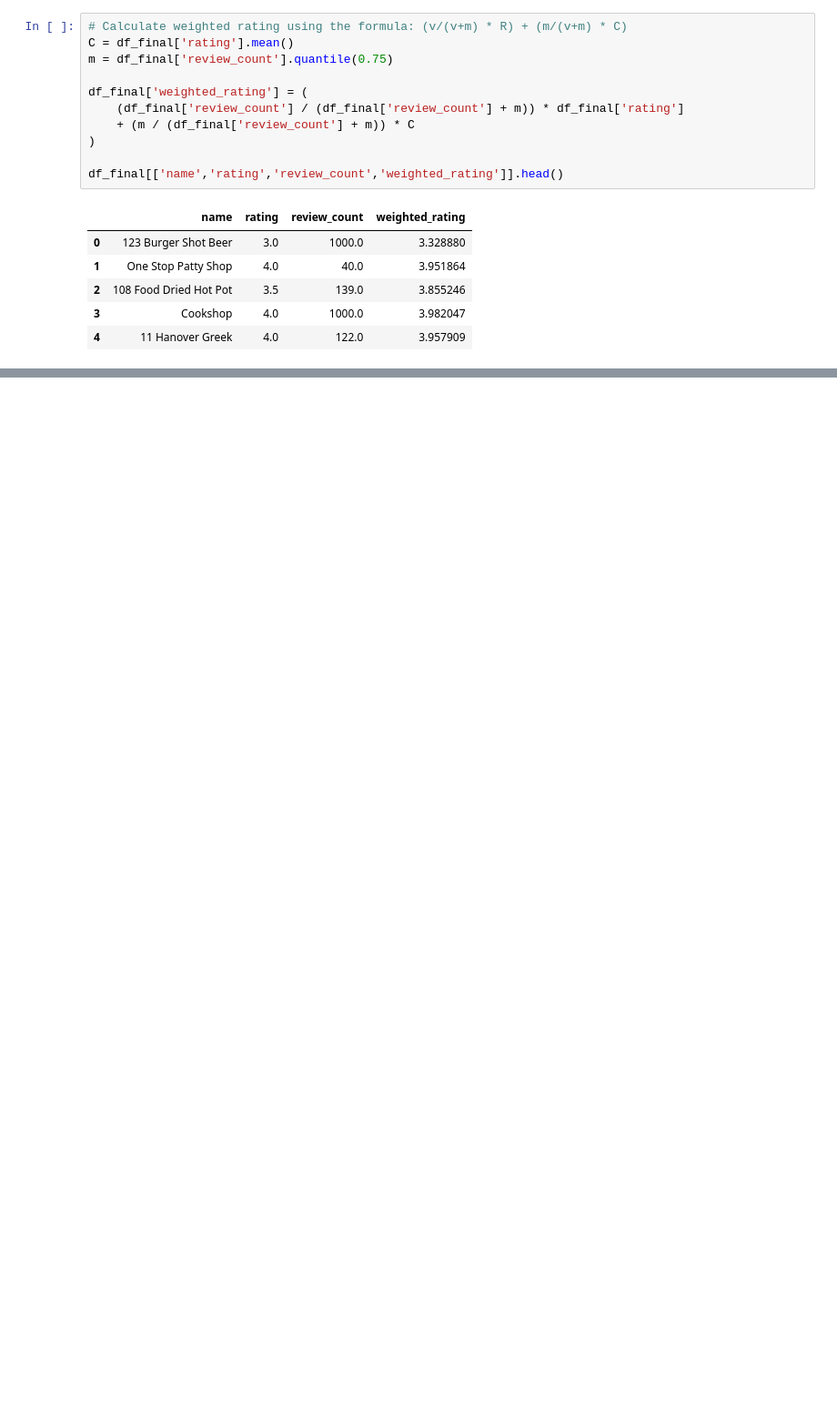
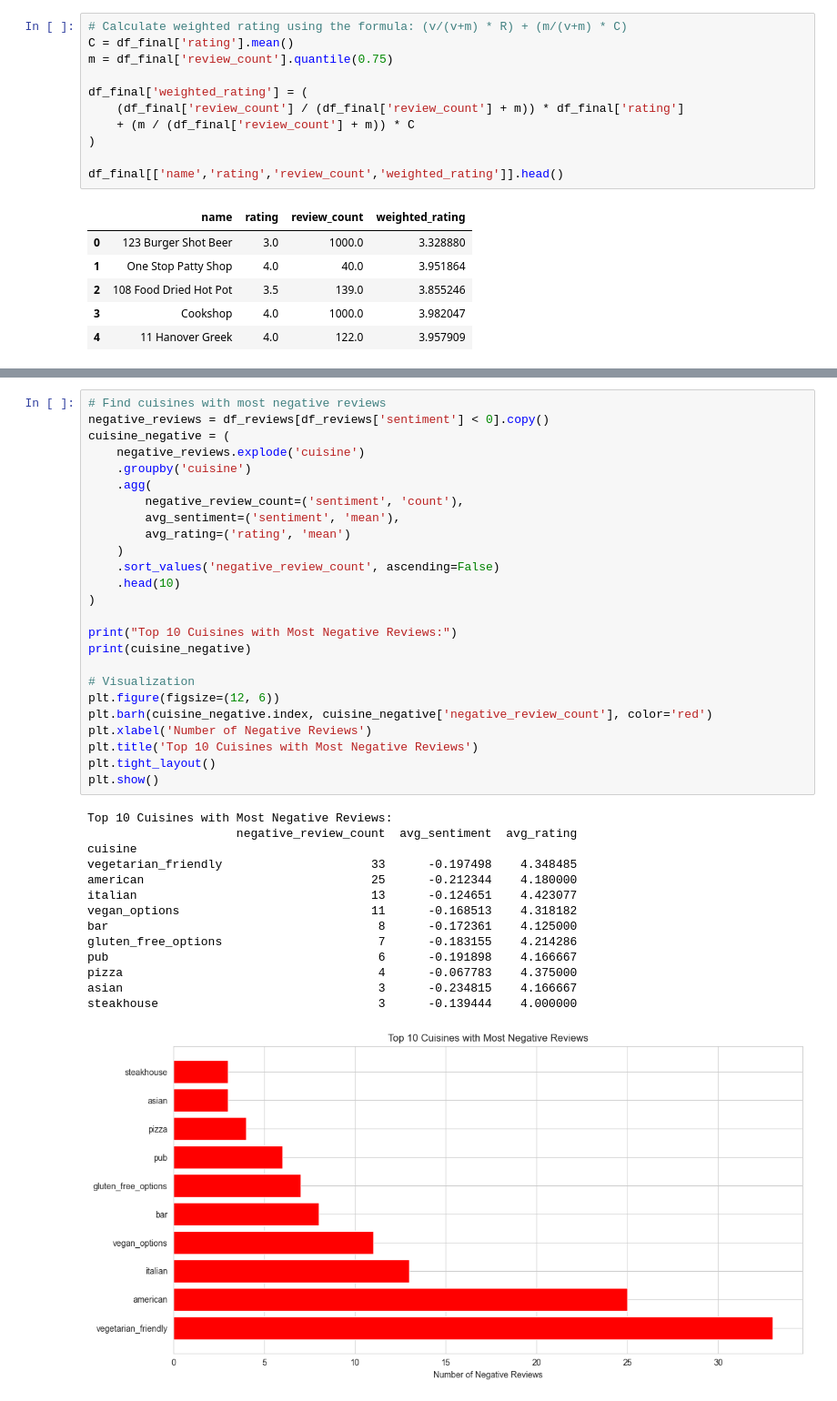
Before and after one commit to triwatana/nyctastematch-restaurant-recommender, a Jupyter notebook: notebooks/merged_restaurants_eda.ipynb, the cells around one changed output, grey strips where cells are left out. Shown at 91% size. Drawn from its saved outputs; the diff is of its cells as text; blank space fills up the shorter version.

```diff
--- a/notebooks/merged_restaurants_eda.ipynb
+++ b/notebooks/merged_restaurants_eda.ipynb
@@ -201,0 +337,40 @@ df_final[['name','rating','review_count','weighted_rating']].head()
+# %%
+# Find cuisines with most negative reviews
+negative_reviews = df_reviews[df_reviews['sentiment'] < 0].copy()
+cuisine_negative = (
+    negative_reviews.explode('cuisine')
+    .groupby('cuisine')
+    .agg(
+        negative_review_count=('sentiment', 'count'),
+        avg_sentiment=('sentiment', 'mean'),
+        avg_rating=('rating', 'mean')
+    )
+    .sort_values('negative_review_count', ascending=False)
+    .head(10)
+)
+
+print("Top 10 Cuisines with Most Negative Reviews:")
+print(cuisine_negative)
+
+# Visualization
+plt.figure(figsize=(12, 6))
+plt.barh(cuisine_negative.index, cuisine_negative['negative_review_count'], color='red')
+plt.xlabel('Number of Negative Reviews')
+plt.title('Top 10 Cuisines with Most Negative Reviews')
+plt.tight_layout()
+plt.show()
+# %% [output]
+Top 10 Cuisines with Most Negative Reviews:
+                     negative_review_count  avg_sentiment  avg_rating
+cuisine
+vegetarian_friendly                     33      -0.197498    4.348485
+american                                25      -0.212344    4.180000
+italian                                 13      -0.124651    4.423077
+vegan_options                           11      -0.168513    4.318182
+bar                                      8      -0.172361    4.125000
+gluten_free_options                      7      -0.183155    4.214286
+pub                                      6      -0.191898    4.166667
+pizza                                    4      -0.067783    4.375000
+asian                                    3      -0.234815    4.166667
+steakhouse                               3      -0.139444    4.000000
+[figure, added]
```
Also changed, not shown: parts of 8 cells of this notebook.
